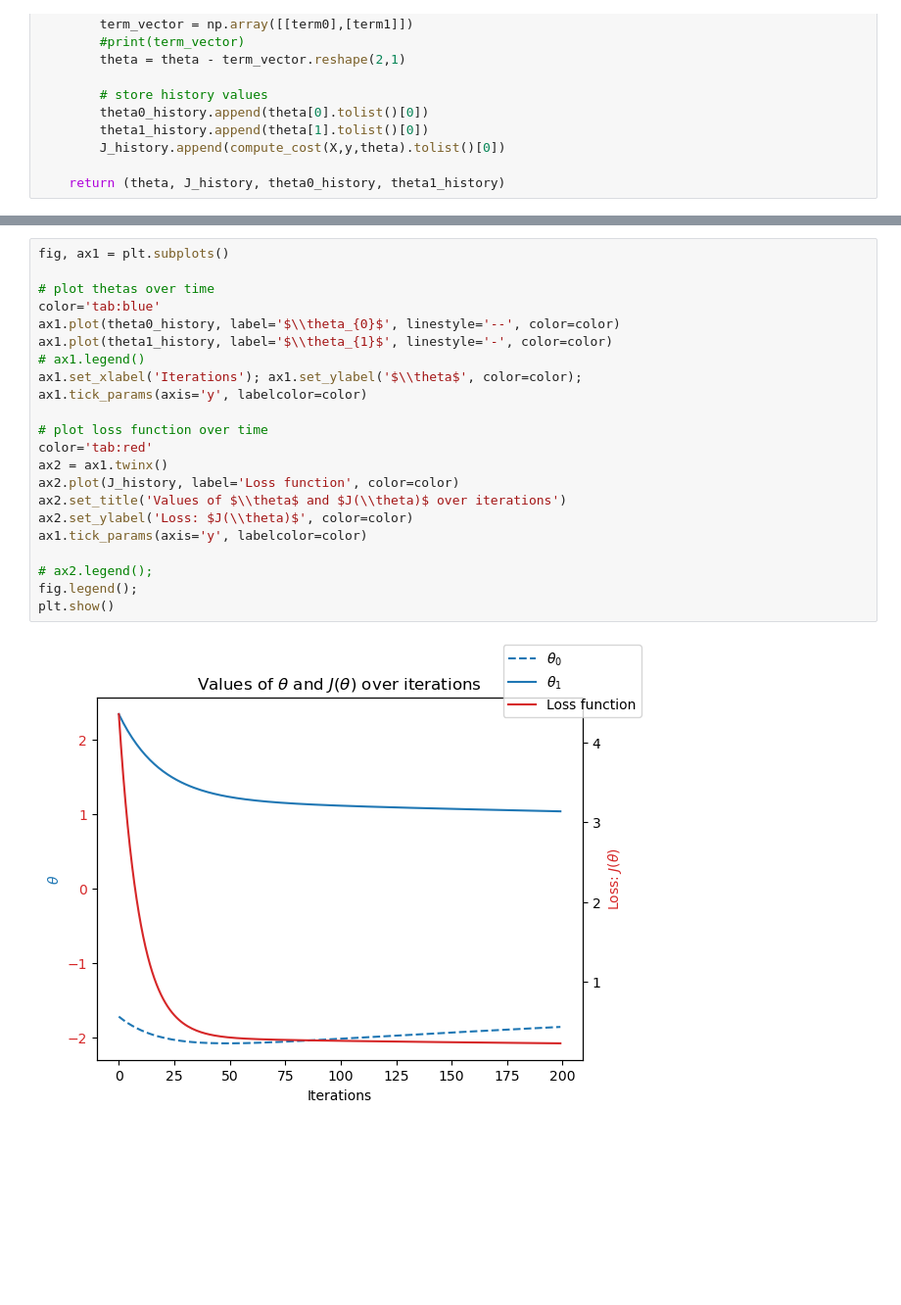
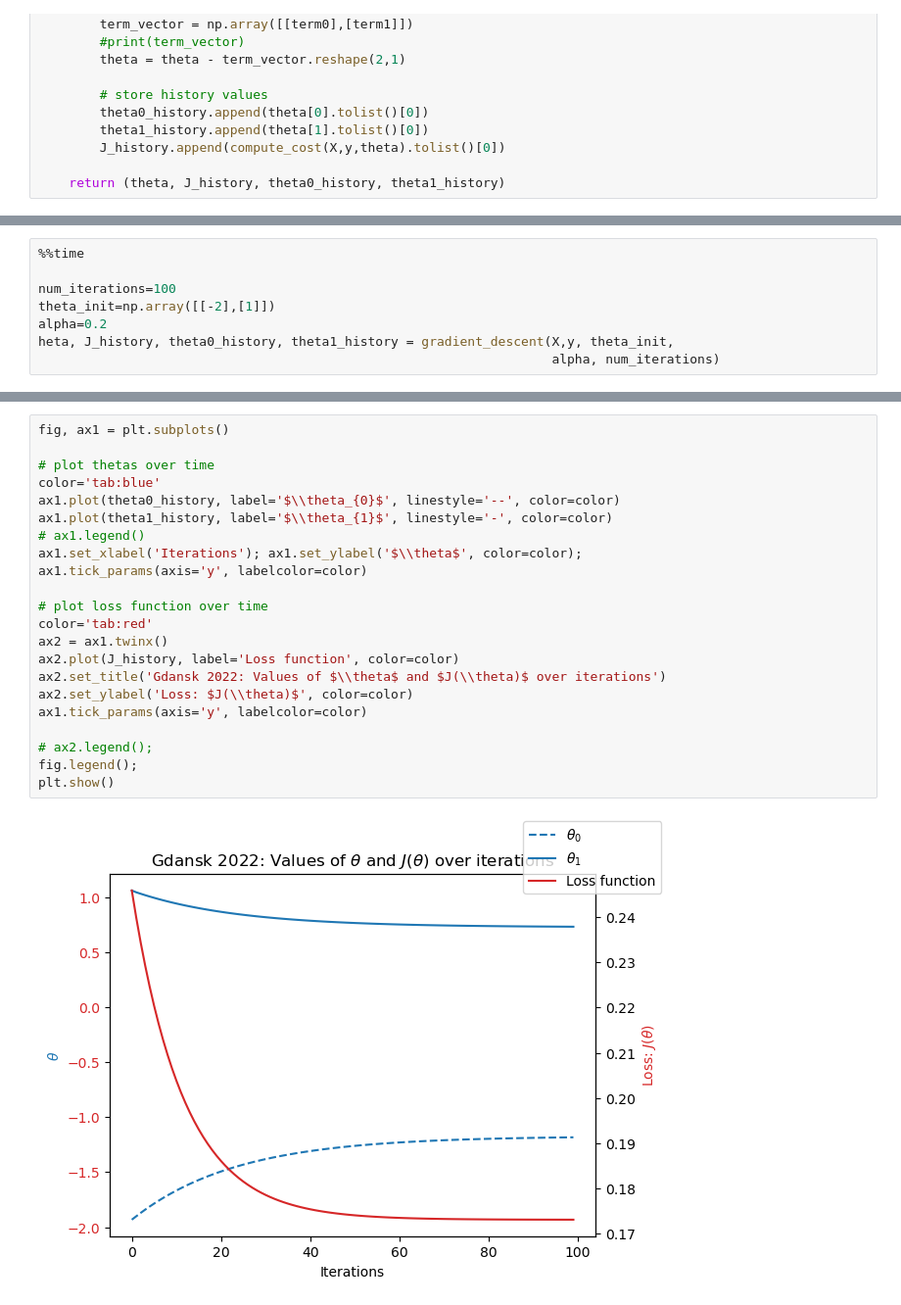
Before and after one commit to Julie-Fliorko/Pleasant-weather-predictions, a Jupyter notebook: Scripts/2. Gradient Descent.ipynb, the cells around one changed output, grey strips where cells are left out. Shown at 98% size. Cells and saved outputs as stored; diff of their text form; blank space fills up the shorter version.

```diff
--- a/Scripts/2. Gradient Descent.ipynb
+++ b/Scripts/2. Gradient Descent.ipynb
@@ -236,0 +277,8 @@ Wall time: 82.7 ms
+# %%
+%%time
+
+num_iterations=100
+theta_init=np.array([[-2],[1]])
+alpha=0.2
+heta, J_history, theta0_history, theta1_history = gradient_descent(X,y, theta_init,
+                                                                   alpha, num_iterations)
@@ -249,27 +301,27 @@ array([[-1.86409439],
 # %%
 fig, ax1 = plt.subplots()
 
 # plot thetas over time
 color='tab:blue'
 ax1.plot(theta0_history, label='$\\theta_{0}$', linestyle='--', color=color)
 ax1.plot(theta1_history, label='$\\theta_{1}$', linestyle='-', color=color)
 # ax1.legend()
 ax1.set_xlabel('Iterations'); ax1.set_ylabel('$\\theta$', color=color);
 ax1.tick_params(axis='y', labelcolor=color)
 
 # plot loss function over time
 color='tab:red'
 ax2 = ax1.twinx()
 ax2.plot(J_history, label='Loss function', color=color)
-ax2.set_title('Values of $\\theta$ and $J(\\theta)$ over iterations')
+ax2.set_title('Gdansk 2022: Values of $\\theta$ and $J(\\theta)$ over iterations')
 ax2.set_ylabel('Loss: $J(\\theta)$', color=color)
 ax1.tick_params(axis='y', labelcolor=color)
 
 # ax2.legend();
 fig.legend();
 plt.show()
 # %% [output]
-[figure, old version]
+[figure, new version]
 # %%
 %%time
 # theta range
```
Also changed, not shown: parts of 35 cells of this notebook.
